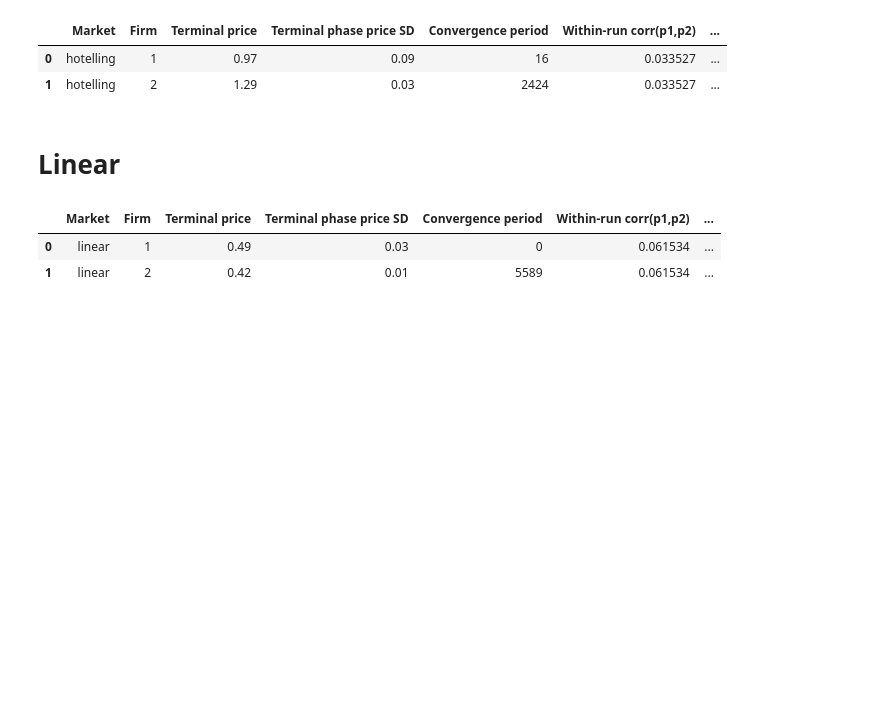
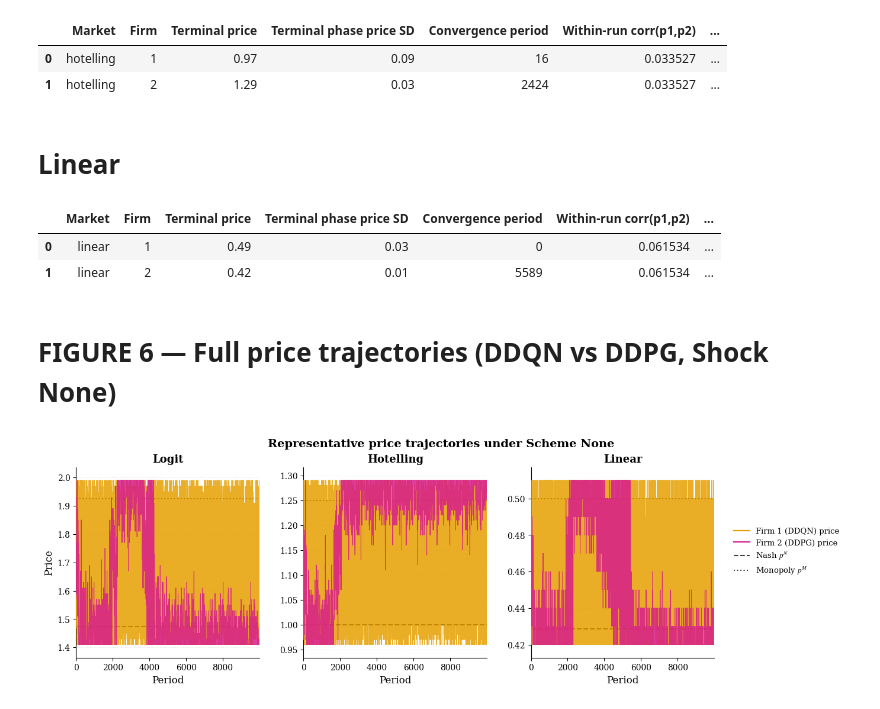
Before and after one commit to Aheer-Sravon/Pricing-Competition, a Jupyter notebook: dqn_vs_ddpg/dynamic_metrics/shock_none/dynamic_metrics_shock_none_aggregate.ipynb, the cells around one changed output. Drawn from its saved outputs; the diff is of its cells as text; code cells hidden in the pictures; blank space fills up the shorter version.

Commit message:
graphing -- at 08:58 PM, Tuesday, 16 Jun 2026

```diff
--- a/dqn_vs_ddpg/dynamic_metrics/shock_none/dynamic_metrics_shock_none_aggregate.ipynb
+++ b/dqn_vs_ddpg/dynamic_metrics/shock_none/dynamic_metrics_shock_none_aggregate.ipynb
@@ -219,3 +222,77 @@ pd.DataFrame(data)
 |  | Market | Firm | Terminal price | Terminal phase price SD | Convergence period | Within-run corr(p1,p2) | ... |
 | 0 | linear | 1 | 0.49 | 0.03 | 0 | 0.061534 | ... |
 | 1 | linear | 2 | 0.42 | 0.01 | 5589 | 0.061534 | ... |
+# %% [markdown]
+# FIGURE 6 — Full price trajectories (DDQN vs DDPG, Shock None)
+# %%
+TRAJ_CSV = {
+    "Logit":     f"./run_{chosen['logit']}/logit.csv",
+    "Hotelling": f"./run_{chosen['hotelling']}/hotelling.csv",
+    "Linear":    f"./run_{chosen['linear']}/linear.csv",
+}
+PRICE_COL_1, PRICE_COL_2 = "firm1_price", "firm2_price"   # <-- rename if your headers differ
+
+# ----------------------------------------------------------------------
+# >>> INPUT 2: benchmarks per market <
+# Nash (pN), Monopoly (pM); Logit also gets shock-adjusted Nash (pN_C).
+# Edit to your final Table 3 values.
+# ----------------------------------------------------------------------
+BENCH = {
+    "Logit":     {"pN":1.473, "pM":1.925},
+    "Hotelling": {"pN":1.000, "pM":1.250},
+    "Linear":    {"pN":0.4286,"pM":0.500},
+}
+
+# ---- style (consistent with Figures 2-7) ----
+plt.rcParams.update({
+    "font.family":"serif",
+    "font.serif":["Times New Roman","Times","DejaVu Serif"],
+    "mathtext.fontset":"stix",
+    "font.size":11,
+    "axes.titlesize":13,
+    "axes.labelsize":12,
+    "xtick.labelsize":10,
+    "ytick.labelsize":10,
+    "axes.linewidth":0.8,
+})
+C1, C2 = "#E69F00", "#D81B8C"     # Firm 1 (DDQN), Firm 2 (DDPG)
+MARKETS = ["Logit","Hotelling","Linear"]
+
+fig, axes = plt.subplots(1, 3, figsize=(14, 4.6))
+fig.subplots_adjust(left=0.06, right=0.83, bottom=0.16, top=0.86, wspace=0.24)
+
+for ax, market in zip(axes, MARKETS):
+    df = pd.read_csv(TRAJ_CSV[market])
+    t  = np.arange(len(df))
+    ax.plot(t, df[PRICE_COL_1], color=C1, lw=0.7, alpha=0.85, zorder=3)
+    ax.plot(t, df[PRICE_COL_2], color=C2, lw=0.7, alpha=0.85, zorder=3)
+    b = BENCH[market]
+    ax.axhline(b["pN"], ls="--", color="0", lw=1.5, zorder=2)
+    ax.axhline(b["pM"], ls=":",  color="0", lw=1.5, zorder=2)
+    if market == "Logit" and "pN_C" in b:
+        ax.axhline(b["pN_C"], ls="-.", color="0", lw=1.5, zorder=2)
+    ax.set_title(market, fontweight="bold")
+    ax.set_xlabel("Period")
+    ax.grid(True, axis="y", ls=":", lw=0.5, alpha=0.5, zorder=0)
+    ax.spines[["top","right"]].set_visible(False)
+    ax.margins(x=0.0, y=0.08)
+axes[0].set_ylabel("Price")
+
+# ---- legend ----
+handles = [
+    Line2D([],[],color=C1,lw=1.6,label="Firm 1 (DDQN) price"),
+    Line2D([],[],color=C2,lw=1.6,label="Firm 2 (DDPG) price"),
+    Line2D([],[],color="0.25",ls="--",label=r"Nash $p^{N}$"),
+    Line2D([],[],color="0.25",ls=":", label=r"Monopoly $p^{M}$"),
+    # Line2D([],[],color="#6a3d9a",ls="-.",label=r"Shock-adj. Nash $p^{N}_{C}$ (Logit)"),
+]
+fig.legend(handles=handles, loc="center left", bbox_to_anchor=(0.845,0.55),
+           frameon=False, fontsize=9.5)
+fig.suptitle("Representative price trajectories under Scheme None",
+             y=0.965, fontsize=14, fontweight="bold")
+
+fig.savefig("figure6_trajectories.png", dpi=300, bbox_inches="tight")
+fig.savefig("figure6_trajectories.pdf", bbox_inches="tight")
+plt.show()
+# %% [output]
+[figure, added]
```
Also changed, not shown: parts of 3 cells of this notebook, 9 other files.
